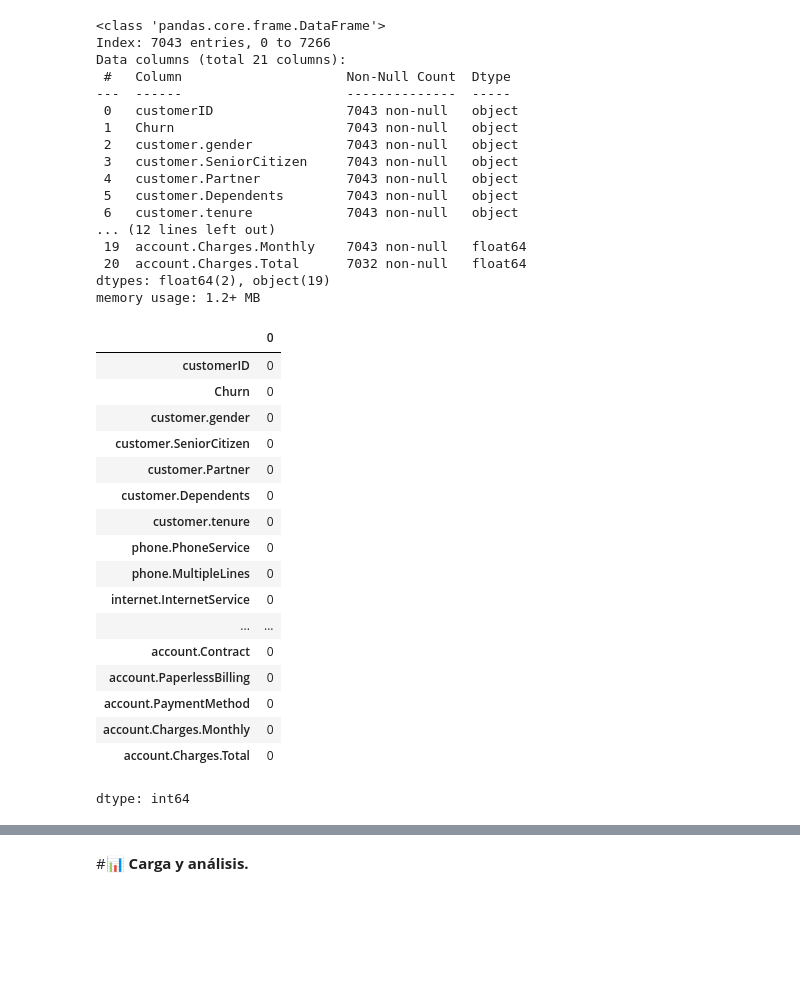
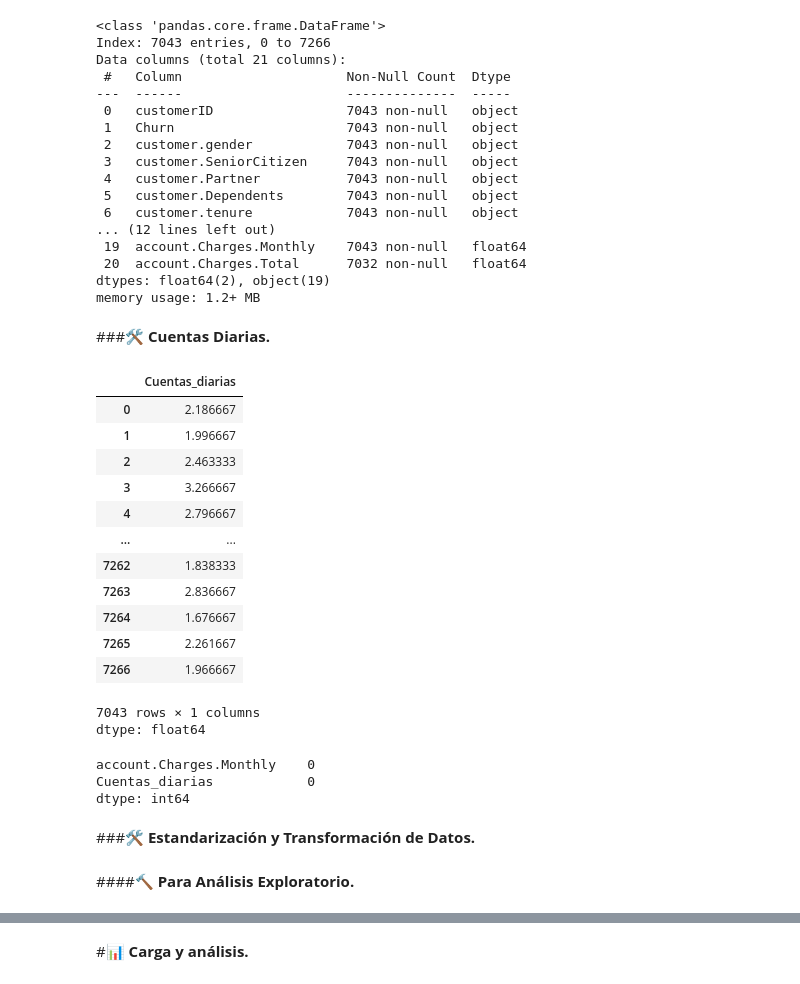
Before and after one commit to EuniceGarcia503/Challenge2_TelecomX_LATAM, a Jupyter notebook: TelecomX_LATAM.ipynb, the cells around one changed output, grey strips where cells are left out. Saved outputs shown, nothing was run; the diff lists cells and outputs as text; code cells hidden in the pictures; blank space fills up the shorter version.

```diff
--- a/TelecomX_LATAM.ipynb
+++ b/TelecomX_LATAM.ipynb
@@ -200,18 +200,15 @@ memory usage: 1.2+ MB
 #Tratamiento mínimo para columnas tipo cadena de texto.
 #Remover espacios al inicio y final,convertimos a minúscula, removemos valores nulos por desconocido.
 df_telecomX_normalizado = df_telecomX_normalizado.apply(lambda x: x.astype(str).str.lower())
+# %%
+#Retornamos formato de id_cliente.
+df_telecomX_normalizado['customerID'] = df_telecomX_normalizado['customerID'].astype(str).str.upper()
 # %%
 #Columnas 'Contract y 'PaymentMethod' podríamos unir palabras por un guion (-) para tokenizar.
 #Son las columnas cuyos registros deseamos unir con un guion.
 columnas_espacios = ['account.Contract','account.PaymentMethod','internet.InternetService']
 for col in columnas_espacios:
   df_telecomX_normalizado[col] = df_telecomX_normalizado[col].str.replace(' ','-')
-# %%
-#Columna 'PaymentMethod' remover (), reemplazar espacios por guion.
-df_telecomX_normalizado['account.PaymentMethod'] = df_telecomX_normalizado['account.PaymentMethod'] \
-    .str.replace('(', '-', regex=False) \
-    .str.replace(')', '', regex=False) \
-    .str.replace(' ', '-', regex=False)
 # %%
 #Columna 'Charges.Monthly','Charges.Total' Limpieza preventiva de caracteres menos numericos y el punto.
 columnas_numericas = ['account.Charges.Monthly','account.Charges.Total']
@@ -241,23 +238,36 @@ dtypes: float64(2), object(19)
 memory usage: 1.2+ MB
 # %%
 # Vacíos o en blanco
-df_telecomX_limpio.apply(lambda x: x.astype(str).str.strip() == '').sum()
+conteo_vacios = df_telecomX_limpio.apply(lambda x: x.astype(str).str.strip() == '').sum()
-# %% [output]
-|  | 0 |
-| customerID | 0 |
-| Churn | 0 |
-| customer.gender | 0 |
-| customer.SeniorCitizen | 0 |
-| customer.Partner | 0 |
-| customer.Dependents | 0 |
-| customer.tenure | 0 |
-| phone.PhoneService | 0 |
-| phone.MultipleLines | 0 |
-| internet.InternetService | 0 |
-| ... | ... |
-| account.Contract | 0 |
-| account.PaperlessBilling | 0 |
-| account.PaymentMethod | 0 |
-| account.Charges.Monthly | 0 |
-| account.Charges.Total | 0 |
-dtype: int64
+# %% [markdown]
+###🛠️ **Cuentas Diarias.**
+# %%
+#Creo columna Cuentas_diarias.
+df_telecomX_limpio['Cuentas_diarias'] = df_telecomX_limpio['account.Charges.Monthly']/30
+df_telecomX_limpio['Cuentas_diarias']
+# %% [output]
+|  | Cuentas_diarias |
+| 0 | 2.186667 |
+| 1 | 1.996667 |
+| 2 | 2.463333 |
+| 3 | 3.266667 |
+| 4 | 2.796667 |
+| ... | ... |
+| 7262 | 1.838333 |
+| 7263 | 2.836667 |
+| 7264 | 1.676667 |
+| 7265 | 2.261667 |
+| 7266 | 1.966667 |
+7043 rows × 1 columns
+dtype: float64
+# %%
+columna_chargesM_cuenta_diaria = df_telecomX_limpio[['account.Charges.Monthly','Cuentas_diarias']].isna().sum()
+print(columna_chargesM_cuenta_diaria)
+# %% [output]
+account.Charges.Monthly    0
+Cuentas_diarias            0
+dtype: int64
+# %% [markdown]
+###🛠️ **Estandarización y Transformación de Datos.**
+# %% [markdown]
+####🔨 **Para Análisis Exploratorio.**
```
Also changed, not shown: parts of 14 cells of this notebook.
